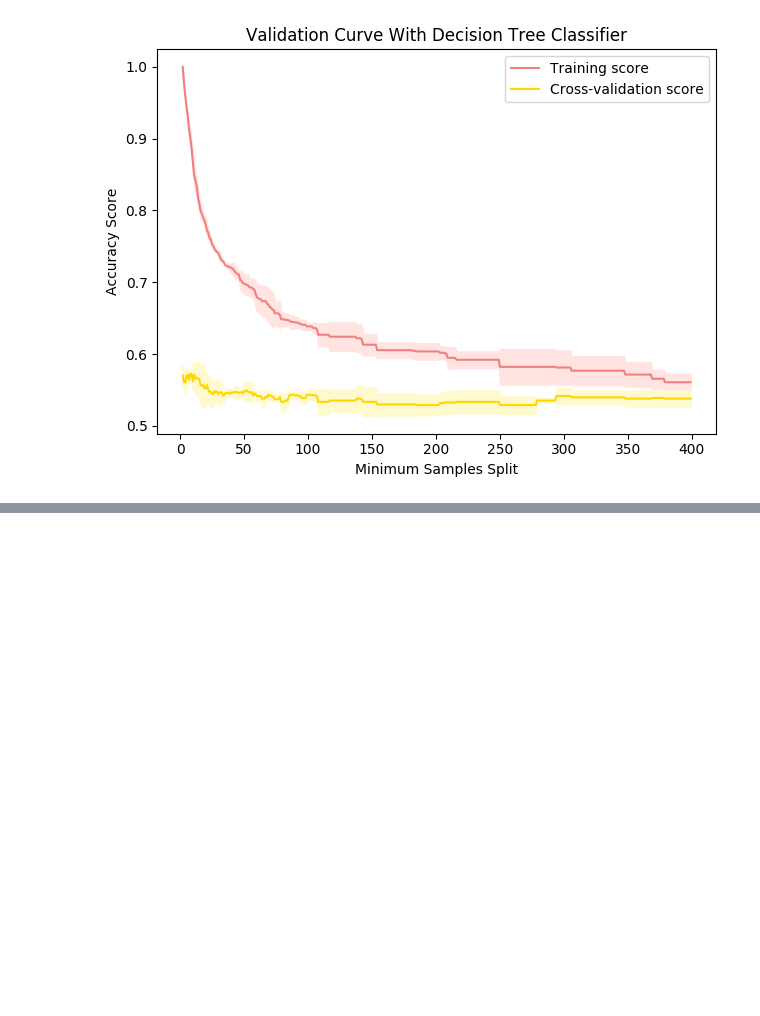
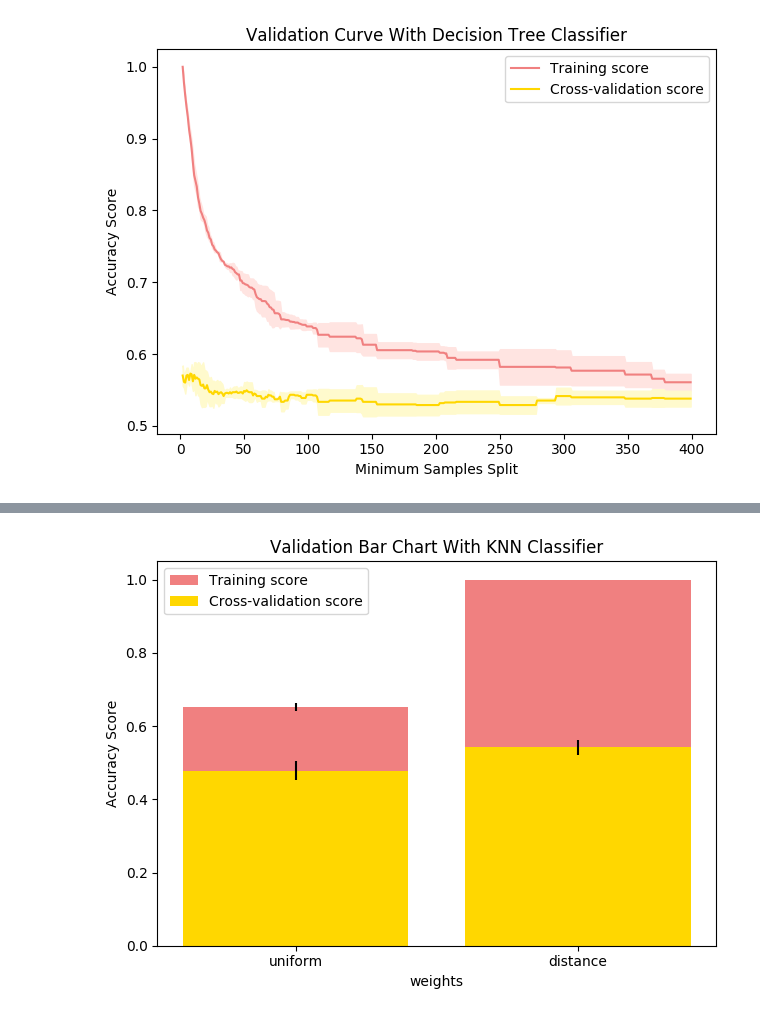
Before and after one commit to aashiamehta/MachineLearning, a Jupyter notebook: Project1/supervised_learning.ipynb, the cells around one changed output, grey strips where cells are left out. Saved outputs shown, nothing was run; the diff lists cells and outputs as text; code cells hidden in the pictures; blank space fills up the shorter version.

```diff
--- a/Project1/supervised_learning.ipynb
+++ b/Project1/supervised_learning.ipynb
@@ -395,0 +412,9 @@ Accuracy w/ Tuning:  0.5833333333333334
+# %%
+# https://scikit-learn.org/stable/modules/generated/sklearn.neighbors.KNeighborsClassifier.html
+wine_knn = KNeighborsClassifier()
+
+# create_validation_curve(wine_knn, wine_X_train, wine_Y_train, "n_neighbors", list(range(1, 50)), "KNN Classifier", "k")
+create_validation_curve(wine_knn, wine_X_train, wine_Y_train, "weights", ['uniform', 'distance'], "KNN Classifier", "weights")
+# create_validation_curve(wine_knn, wine_X_train, wine_Y_train, "metric", ['minkowski', 'euclidean', 'manhattan'], "KNN Classifier", "metric")
+# %% [output]
+[figure, added]
```
Also changed, not shown: parts of 9 cells of this notebook.
